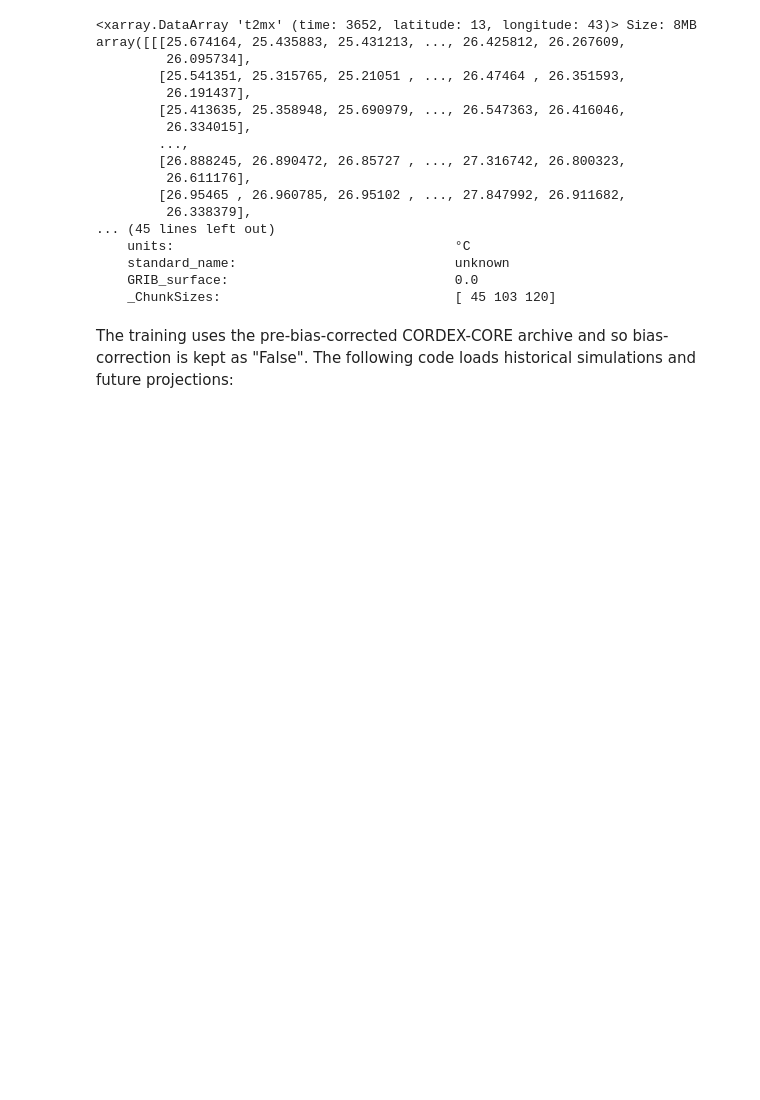
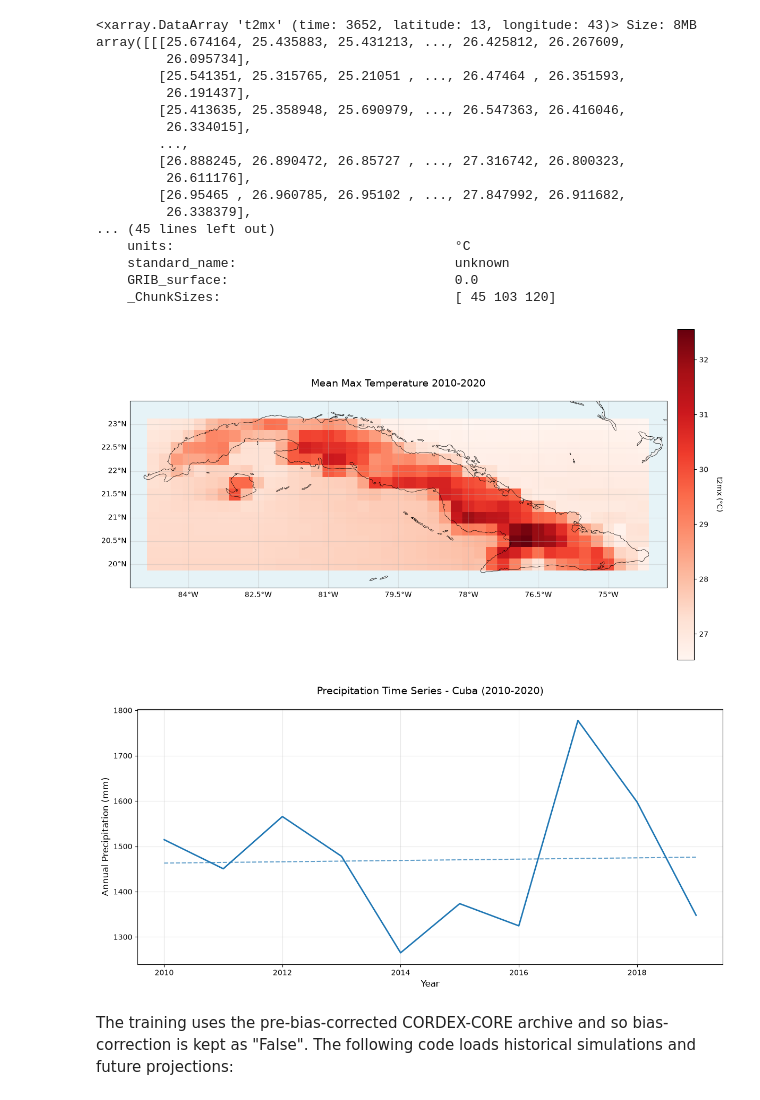
Before and after one commit to Risk-Team/trainings, a Jupyter notebook: CAVAtraining/HQ/day3/cavapy_Training.ipynb, the cells around one changed output. Saved outputs shown, nothing was run; the diff lists cells and outputs as text; code cells hidden in the pictures; blank space fills up the shorter version.

Commit message:
Update cavapy ipynb

```diff
--- a/CAVAtraining/HQ/day3/cavapy_Training.ipynb
+++ b/CAVAtraining/HQ/day3/cavapy_Training.ipynb
@@ -83,6 +83,25 @@ array([[[25.674164, 25.435883, 25.431213, ..., 26.425812, 26.267609,
     standard_name:                            unknown
     GRIB_surface:                             0.0
     _ChunkSizes:                              [ 45 103 120]
+# %%
+fig = cavapy.plot_spatial_map(
+    obs_data["tasmax"],
+    time_period=(2010, 2020),
+    title="Mean Max Temperature 2010-2020",
+    cmap="Reds",
+)
+
+fig = cavapy.plot_time_series(
+    obs_data["pr"],
+    title="Precipitation Time Series - Cuba (2010-2020)",
+    trend_line=True,
+    ylabel="Annual Precipitation (mm)",
+    aggregation="sum",
+    figsize=(12, 6),
+)
+# %% [output]
+[figure, added]
+[figure, added]
 # %% [markdown]
 The training uses the pre-bias-corrected CORDEX-CORE archive and so bias-correction is kept as "False". The following code loads historical simulations and future projections:
 # %%
```
Also changed, not shown: parts of 5 cells of this notebook, 2 other files.
